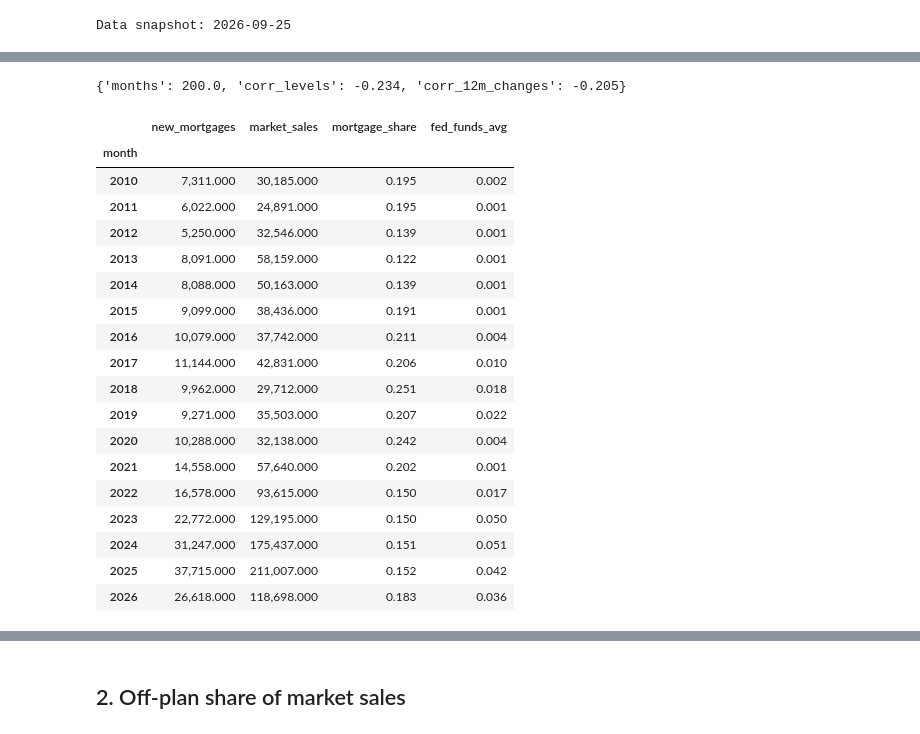
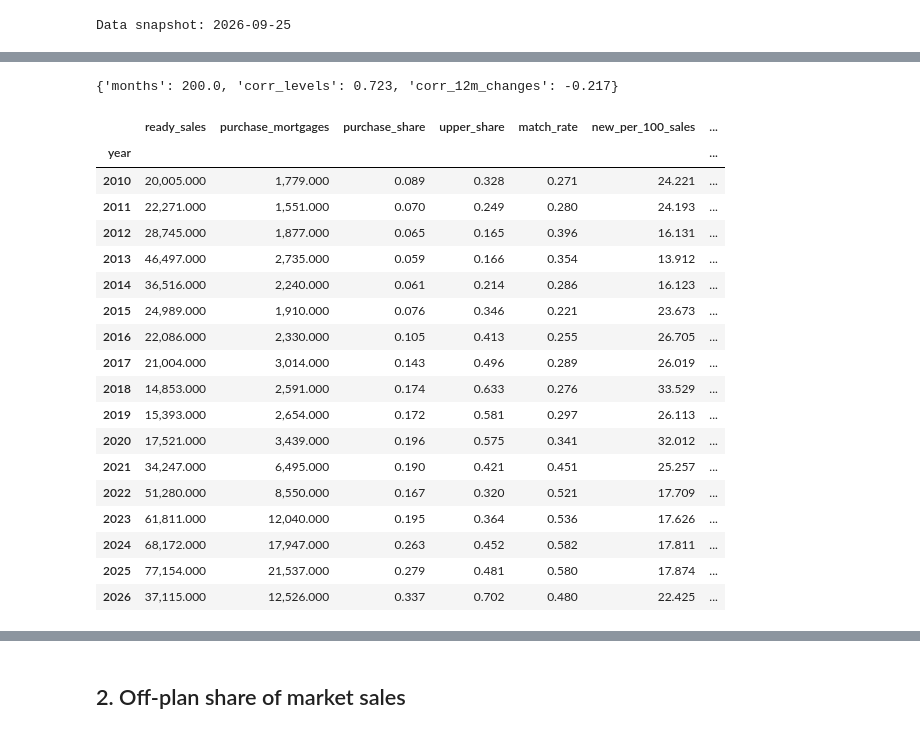
Before and after one commit to SafwanTisekar/dubai-property-analytics, a Jupyter notebook: notebooks/02_financing_mix.ipynb, the cells around one changed output, grey strips where cells are left out. Saved outputs shown, nothing was run; the diff lists cells and outputs as text; code cells hidden in the pictures.

```diff
--- a/notebooks/02_financing_mix.ipynb
+++ b/notebooks/02_financing_mix.ipynb
@@ -35,30 +40,41 @@ Data snapshot: 2026-09-25
 # %%
-share = fi.mortgage_share_monthly(START, SNAP)
-corr = fi.share_rate_correlation(share, from_year=2010)
+mi = fi.mortgage_indicators_monthly(START, SNAP)
+yearly_mi = fi.mortgage_indicators_by_year(mi)
+corr = fi.share_rate_correlation(mi, from_year=2010)
 print({k: round(v, 3) for k, v in corr.items()})
-yearly_share = share.groupby(share["month"].dt.year)[["new_mortgages", "market_sales"]].sum()
-yearly_share["mortgage_share"] = yearly_share["new_mortgages"] / yearly_share.sum(axis=1)
-rate_y = share.groupby(share["month"].dt.year)["fed_funds_rate"].mean()
-display(yearly_share.join(rate_y.rename("fed_funds_avg")).loc[2010:])
+display(
+    yearly_mi.set_index("year").loc[
+        2010:,
+        [
+            "ready_sales",
+            "purchase_mortgages",
+            "purchase_share",
+            "upper_share",
+            "match_rate",
+            "new_per_100_sales",
+            "fed_funds_avg",
+        ],
+    ]
+)
 # %% [output]
-{'months': 200.0, 'corr_levels': -0.234, 'corr_12m_changes': -0.205}
+{'months': 200.0, 'corr_levels': 0.723, 'corr_12m_changes': -0.217}
-|  | new_mortgages | market_sales | mortgage_share | fed_funds_avg |
-| month |  |  |  |  |
-| 2010 | 7,311.000 | 30,185.000 | 0.195 | 0.002 |
-| 2011 | 6,022.000 | 24,891.000 | 0.195 | 0.001 |
-| 2012 | 5,250.000 | 32,546.000 | 0.139 | 0.001 |
-| 2013 | 8,091.000 | 58,159.000 | 0.122 | 0.001 |
-| 2014 | 8,088.000 | 50,163.000 | 0.139 | 0.001 |
-| 2015 | 9,099.000 | 38,436.000 | 0.191 | 0.001 |
-| 2016 | 10,079.000 | 37,742.000 | 0.211 | 0.004 |
-| 2017 | 11,144.000 | 42,831.000 | 0.206 | 0.010 |
-| 2018 | 9,962.000 | 29,712.000 | 0.251 | 0.018 |
-| 2019 | 9,271.000 | 35,503.000 | 0.207 | 0.022 |
-| 2020 | 10,288.000 | 32,138.000 | 0.242 | 0.004 |
-| 2021 | 14,558.000 | 57,640.000 | 0.202 | 0.001 |
-| 2022 | 16,578.000 | 93,615.000 | 0.150 | 0.017 |
-| 2023 | 22,772.000 | 129,195.000 | 0.150 | 0.050 |
-| 2024 | 31,247.000 | 175,437.000 | 0.151 | 0.051 |
-| 2025 | 37,715.000 | 211,007.000 | 0.152 | 0.042 |
-| 2026 | 26,618.000 | 118,698.000 | 0.183 | 0.036 |
+|  | ready_sales | purchase_mortgages | purchase_share | upper_share | match_rate | new_per_100_sales | ... |
+| year |  |  |  |  |  |  | ... |
+| 2010 | 20,005.000 | 1,779.000 | 0.089 | 0.328 | 0.271 | 24.221 | ... |
+| 2011 | 22,271.000 | 1,551.000 | 0.070 | 0.249 | 0.280 | 24.193 | ... |
+| 2012 | 28,745.000 | 1,877.000 | 0.065 | 0.165 | 0.396 | 16.131 | ... |
+| 2013 | 46,497.000 | 2,735.000 | 0.059 | 0.166 | 0.354 | 13.912 | ... |
+| 2014 | 36,516.000 | 2,240.000 | 0.061 | 0.214 | 0.286 | 16.123 | ... |
+| 2015 | 24,989.000 | 1,910.000 | 0.076 | 0.346 | 0.221 | 23.673 | ... |
+| 2016 | 22,086.000 | 2,330.000 | 0.105 | 0.413 | 0.255 | 26.705 | ... |
+| 2017 | 21,004.000 | 3,014.000 | 0.143 | 0.496 | 0.289 | 26.019 | ... |
+| 2018 | 14,853.000 | 2,591.000 | 0.174 | 0.633 | 0.276 | 33.529 | ... |
+| 2019 | 15,393.000 | 2,654.000 | 0.172 | 0.581 | 0.297 | 26.113 | ... |
+| 2020 | 17,521.000 | 3,439.000 | 0.196 | 0.575 | 0.341 | 32.012 | ... |
+| 2021 | 34,247.000 | 6,495.000 | 0.190 | 0.421 | 0.451 | 25.257 | ... |
+| 2022 | 51,280.000 | 8,550.000 | 0.167 | 0.320 | 0.521 | 17.709 | ... |
+| 2023 | 61,811.000 | 12,040.000 | 0.195 | 0.364 | 0.536 | 17.626 | ... |
+| 2024 | 68,172.000 | 17,947.000 | 0.263 | 0.452 | 0.582 | 17.811 | ... |
+| 2025 | 77,154.000 | 21,537.000 | 0.279 | 0.481 | 0.580 | 17.874 | ... |
+| 2026 | 37,115.000 | 12,526.000 | 0.337 | 0.702 | 0.480 | 22.425 | ... |
 # %%
```
Also changed, not shown: parts of 9 cells of this notebook, 32 other files.
